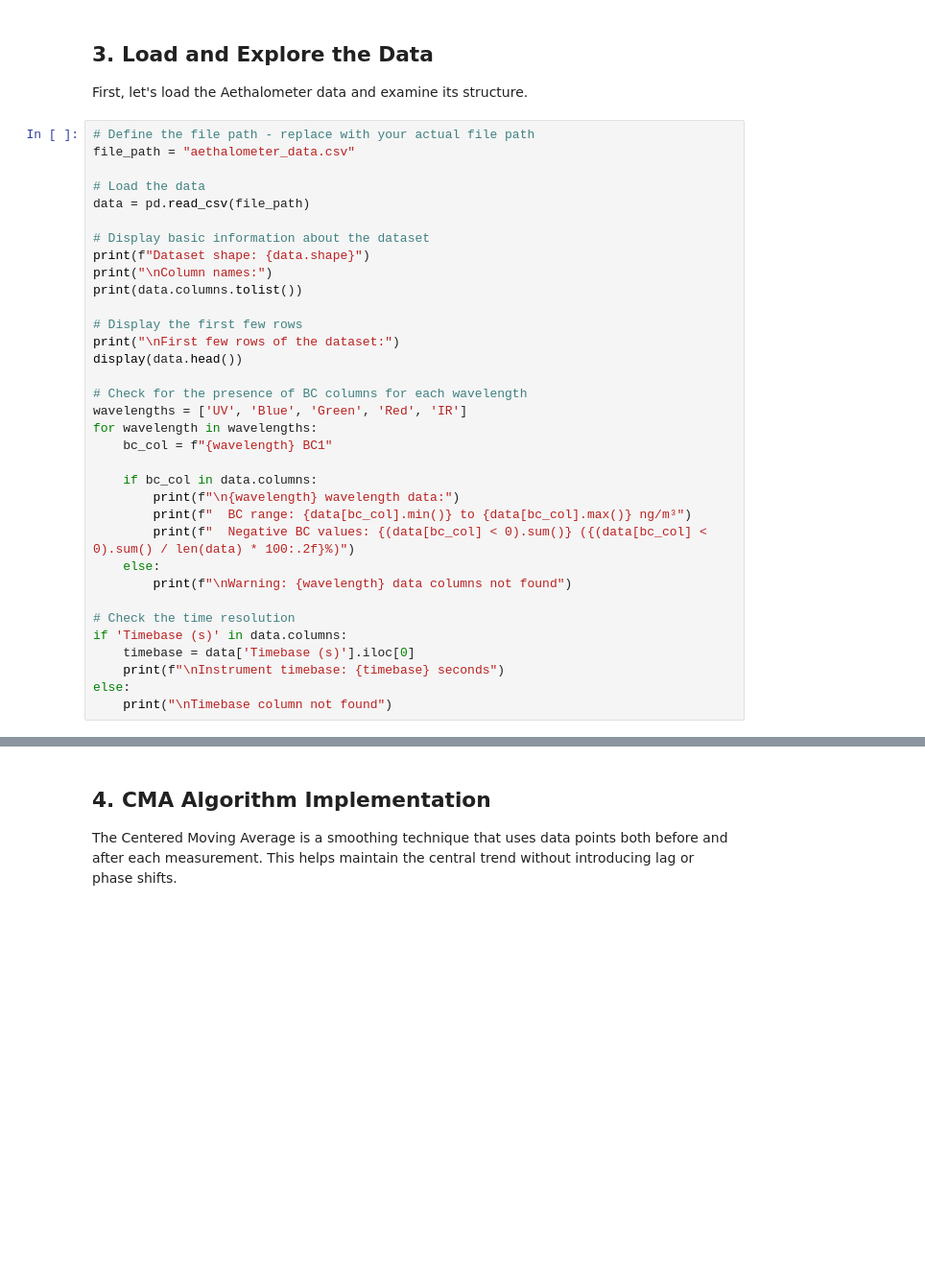
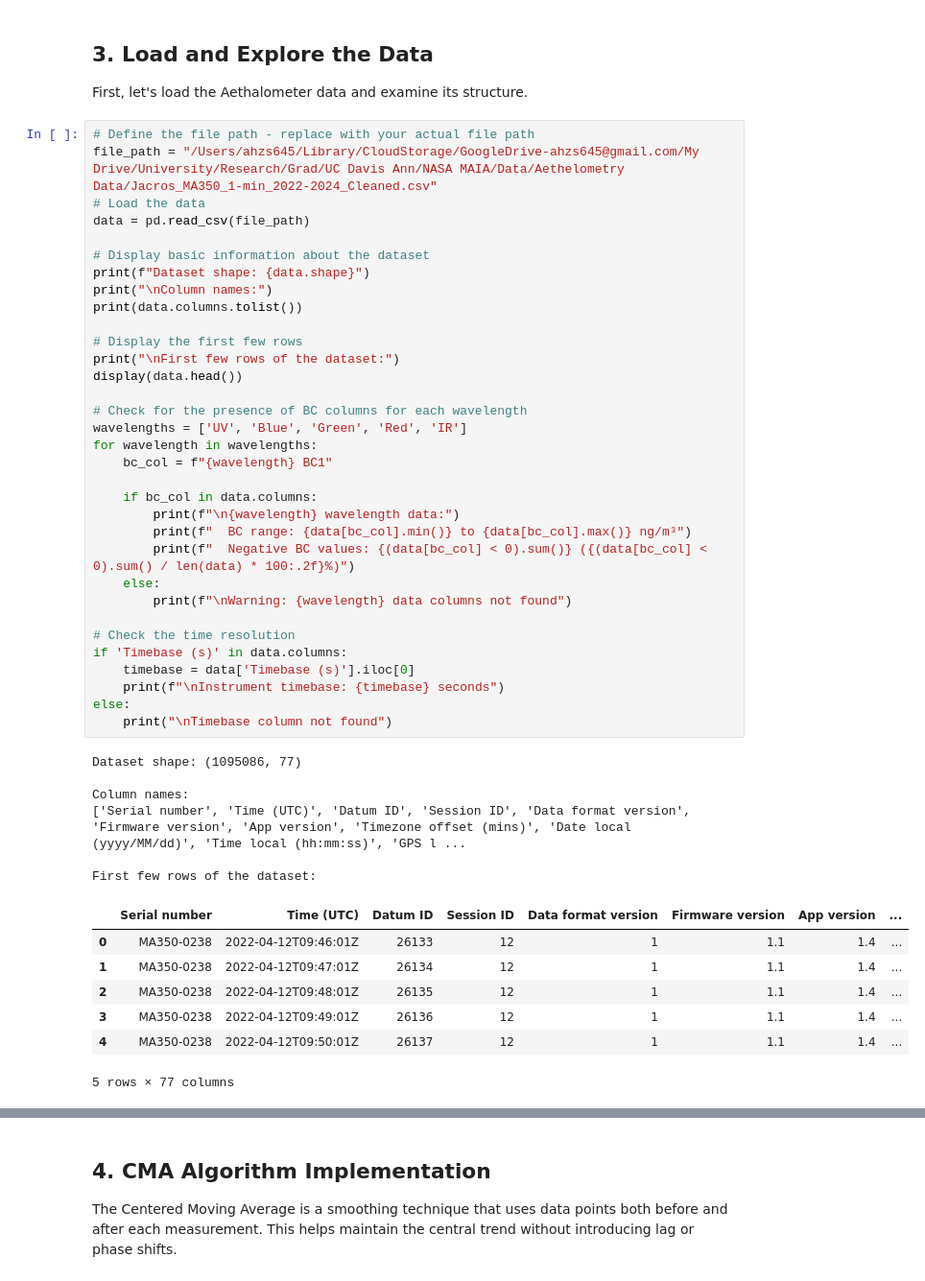
Before and after one commit to ahzs645/aethdata-analysis, a Jupyter notebook: Post Processing/CMA and DEMA.ipynb, the cells around one changed output, grey strips where cells are left out. Shown at 96% size. Drawn from its saved outputs; the diff is of its cells as text; blank space fills up the shorter version.

```diff
--- a/Post Processing/CMA and DEMA.ipynb
+++ b/Post Processing/CMA and DEMA.ipynb
@@ -31,35 +31,48 @@ plt.rcParams['font.size'] = 12
 First, let's load the Aethalometer data and examine its structure.
 # %%
 # Define the file path - replace with your actual file path
-file_path = "aethalometer_data.csv"
-
+file_path = "/Users/ahzs645/Library/CloudStorage/GoogleDrive-ahzs645@gmail.com/My Drive/University/Research/Grad/UC Davis Ann/NASA MAIA/Data/Aethelometry Data/Jacros_MA350_1-min_2022-2024_Cleaned.csv"
 # Load the data
 data = pd.read_csv(file_path)
 
 # Display basic information about the dataset
 print(f"Dataset shape: {data.shape}")
 print("\nColumn names:")
 print(data.columns.tolist())
 
 # Display the first few rows
 print("\nFirst few rows of the dataset:")
 display(data.head())
 
 # Check for the presence of BC columns for each wavelength
 wavelengths = ['UV', 'Blue', 'Green', 'Red', 'IR']
 for wavelength in wavelengths:
     bc_col = f"{wavelength} BC1"
 
     if bc_col in data.columns:
         print(f"\n{wavelength} wavelength data:")
         print(f"  BC range: {data[bc_col].min()} to {data[bc_col].max()} ng/m³")
         print(f"  Negative BC values: {(data[bc_col] < 0).sum()} ({(data[bc_col] < 0).sum() / len(data) * 100:.2f}%)")
     else:
         print(f"\nWarning: {wavelength} data columns not found")
 
 # Check the time resolution
 if 'Timebase (s)' in data.columns:
     timebase = data['Timebase (s)'].iloc[0]
     print(f"\nInstrument timebase: {timebase} seconds")
 else:
     print("\nTimebase column not found")
+# %% [output]
+Dataset shape: (1095086, 77)
+
+Column names:
+['Serial number', 'Time (UTC)', 'Datum ID', 'Session ID', 'Data format version', 'Firmware version', 'App version', 'Timezone offset (mins)', 'Date local (yyyy/MM/dd)', 'Time local (hh:mm:ss)', 'GPS l ...
+
+First few rows of the dataset:
+|  | Serial number | Time (UTC) | Datum ID | Session ID | Data format version | Firmware version | App version | ... |
+| 0 | MA350-0238 | 2022-04-12T09:46:01Z | 26133 | 12 | 1 | 1.1 | 1.4 | ... |
+| 1 | MA350-0238 | 2022-04-12T09:47:01Z | 26134 | 12 | 1 | 1.1 | 1.4 | ... |
+| 2 | MA350-0238 | 2022-04-12T09:48:01Z | 26135 | 12 | 1 | 1.1 | 1.4 | ... |
+| 3 | MA350-0238 | 2022-04-12T09:49:01Z | 26136 | 12 | 1 | 1.1 | 1.4 | ... |
+| 4 | MA350-0238 | 2022-04-12T09:50:01Z | 26137 | 12 | 1 | 1.1 | 1.4 | ... |
+5 rows × 77 columns
```
Also changed, not shown: parts of 6 cells of this notebook.
